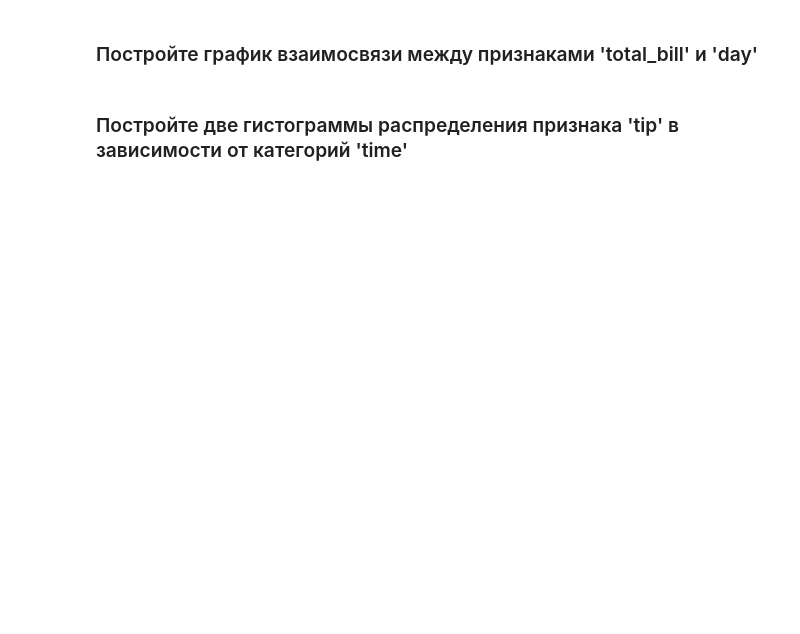
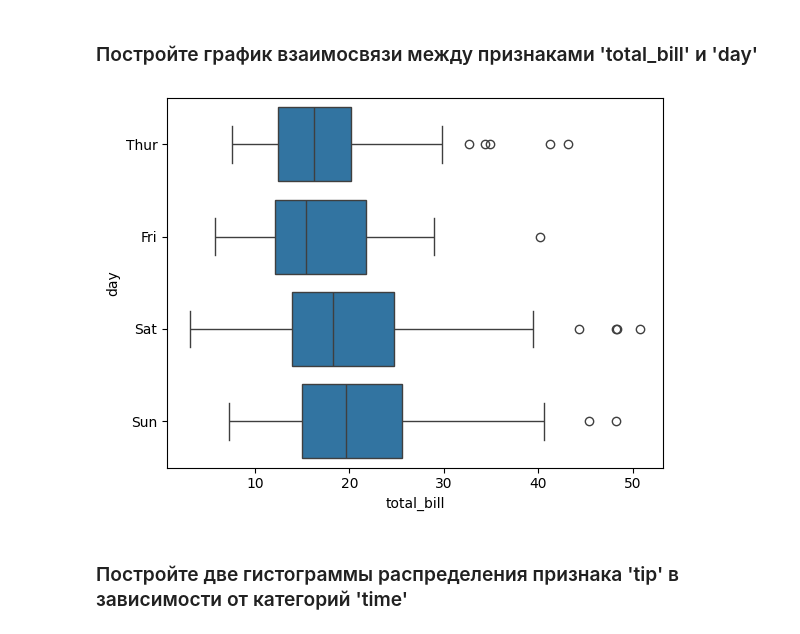
Before and after one commit to PolinaKarcheuskaya/ML-Basic, a Jupyter notebook: homework_07/homework_07.ipynb, the cells around one changed output. Cells and saved outputs as stored; diff of their text form; code cells hidden in the pictures; blank space fills up the shorter version.

```diff
--- a/homework_07/homework_07.ipynb
+++ b/homework_07/homework_07.ipynb
@@ -253,2 +233,7 @@ sns.
+# %%
+sns.boxplot( x='total_bill', y='day', data=tips)
+plt.show()
+# %% [output]
+[figure, added]
 # %% [markdown]
 ### Постройте две гистограммы распределения признака 'tip' в зависимости от категорий 'time'
```
Also changed, not shown: parts of 11 cells of this notebook.
